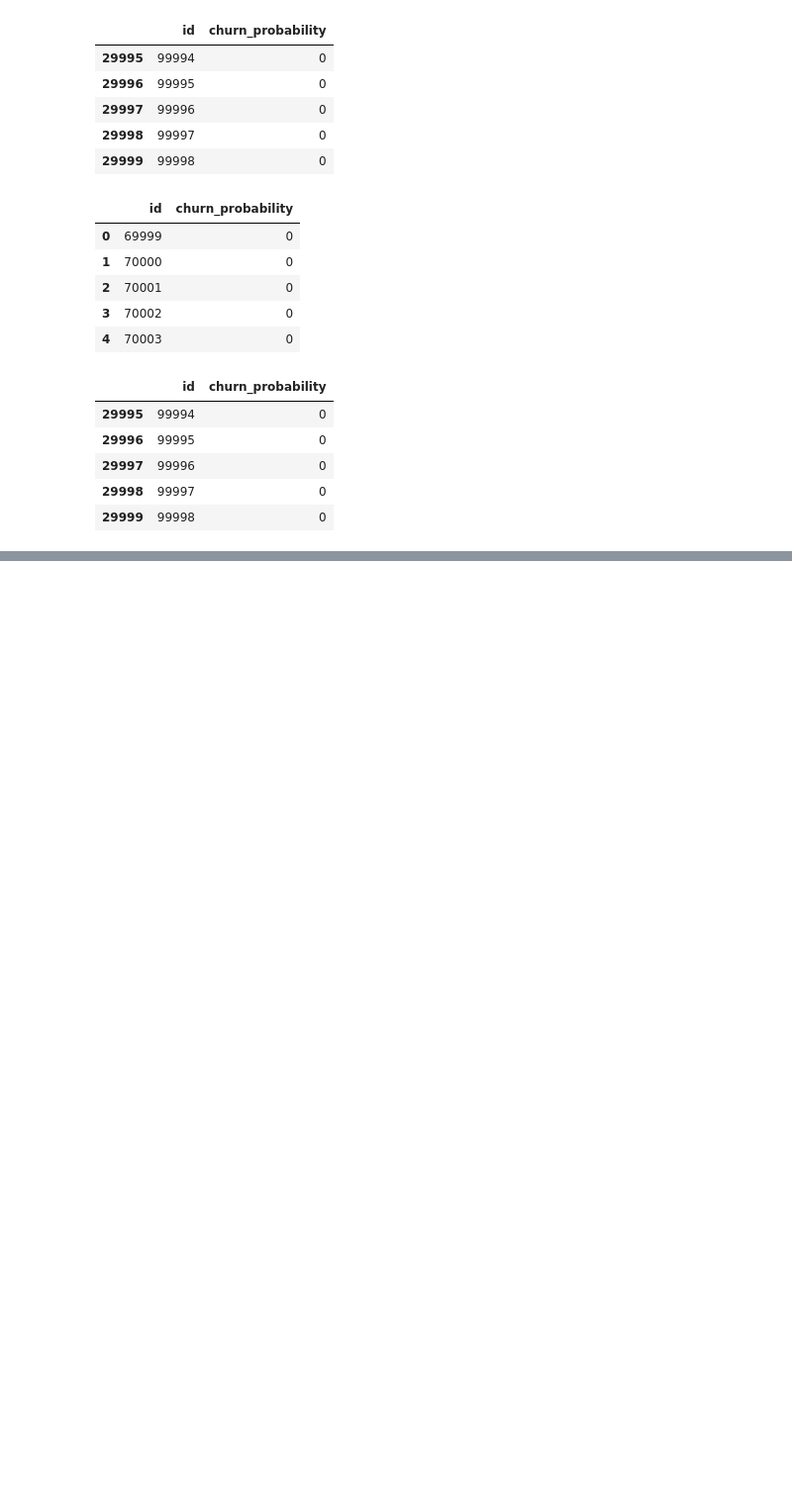
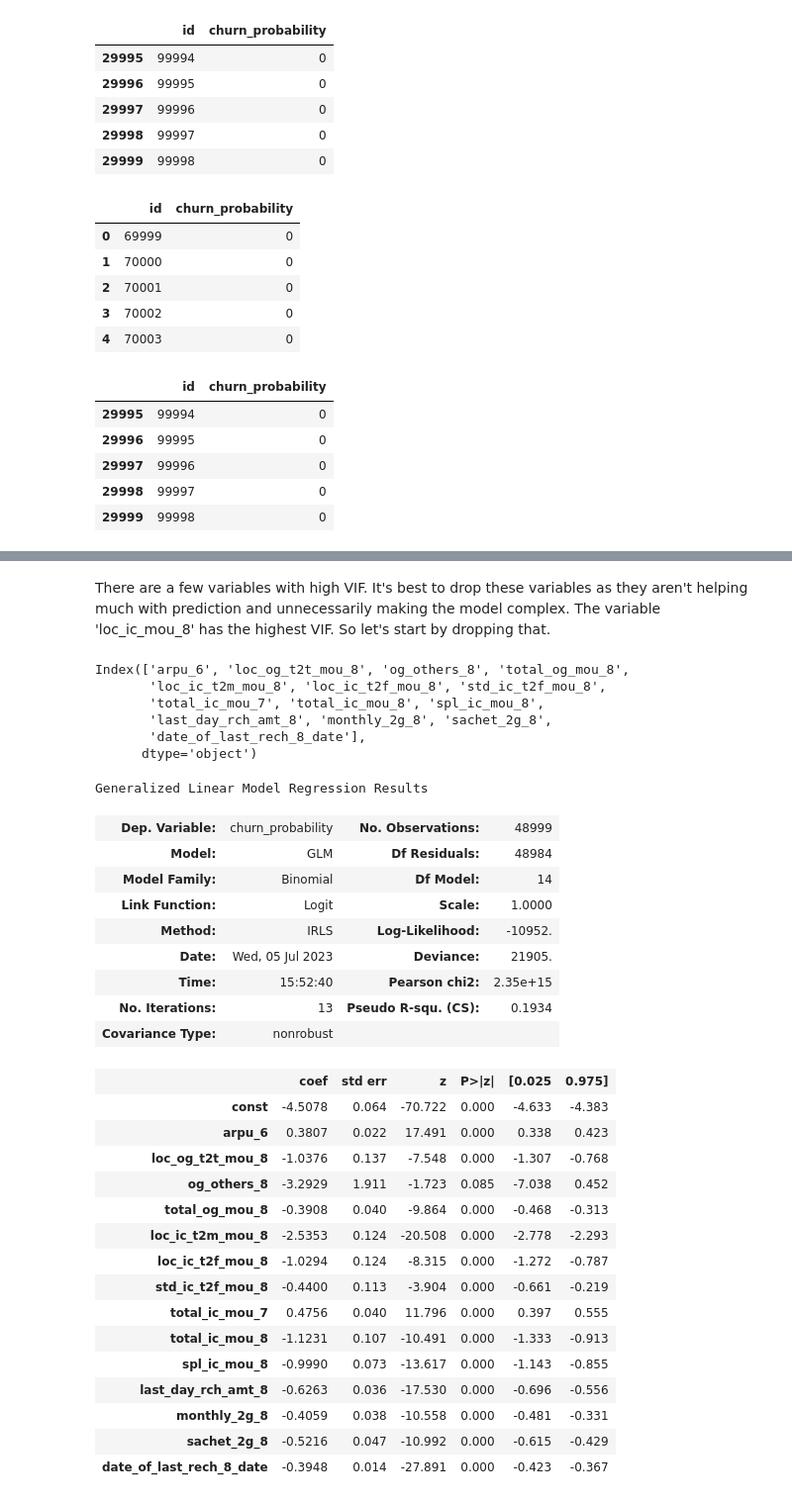
Before and after one commit to shivasaibondugula/Telecom-churn-prediction, a Jupyter notebook: starter-notebook - Labs 1.ipynb, the cells around one changed output, grey strips where cells are left out. Shown at 99% size. Drawn from its saved outputs; the diff is of its cells as text; code cells hidden in the pictures; blank space fills up the shorter version.

```diff
--- a/starter-notebook - Labs 1.ipynb
+++ b/starter-notebook - Labs 1.ipynb
@@ -1291,0 +1413,45 @@ sample_df.to_csv("sample.csv",index=False)
+# %% [markdown]
+There are a few variables with high VIF. It's best to drop these variables as they aren't helping much with prediction and unnecessarily making the model complex. The variable 'loc_ic_mou_8' has the highest VIF. So let's start by dropping that.
+# %%
+col = col.drop('loc_ic_mou_8', 1)
+col
+# %% [output]
+Index(['arpu_6', 'loc_og_t2t_mou_8', 'og_others_8', 'total_og_mou_8',
+       'loc_ic_t2m_mou_8', 'loc_ic_t2f_mou_8', 'std_ic_t2f_mou_8',
+       'total_ic_mou_7', 'total_ic_mou_8', 'spl_ic_mou_8',
+       'last_day_rch_amt_8', 'monthly_2g_8', 'sachet_2g_8',
+       'date_of_last_rech_8_date'],
+      dtype='object')
+# %%
+# Let's re-run the model using the selected variables
+X_train_sm = sm.add_constant(X_train[col])
+logm3 = sm.GLM(y_train,X_train_sm, family = sm.families.Binomial())
+res = logm3.fit()
+res.summary()
+# %% [output]
+Generalized Linear Model Regression Results
+| Dep. Variable: | churn_probability | No. Observations: | 48999 |
+| Model: | GLM | Df Residuals: | 48984 |
+| Model Family: | Binomial | Df Model: | 14 |
+| Link Function: | Logit | Scale: | 1.0000 |
+| Method: | IRLS | Log-Likelihood: | -10952. |
+| Date: | Wed, 05 Jul 2023 | Deviance: | 21905. |
+| Time: | 15:52:40 | Pearson chi2: | 2.35e+15 |
+| No. Iterations: | 13 | Pseudo R-squ. (CS): | 0.1934 |
+| Covariance Type: | nonrobust |  |  |
+|  | coef | std err | z | P>|z| | [0.025 | 0.975] |
+| const | -4.5078 | 0.064 | -70.722 | 0.000 | -4.633 | -4.383 |
+| arpu_6 | 0.3807 | 0.022 | 17.491 | 0.000 | 0.338 | 0.423 |
+| loc_og_t2t_mou_8 | -1.0376 | 0.137 | -7.548 | 0.000 | -1.307 | -0.768 |
+| og_others_8 | -3.2929 | 1.911 | -1.723 | 0.085 | -7.038 | 0.452 |
+| total_og_mou_8 | -0.3908 | 0.040 | -9.864 | 0.000 | -0.468 | -0.313 |
+| loc_ic_t2m_mou_8 | -2.5353 | 0.124 | -20.508 | 0.000 | -2.778 | -2.293 |
+| loc_ic_t2f_mou_8 | -1.0294 | 0.124 | -8.315 | 0.000 | -1.272 | -0.787 |
+| std_ic_t2f_mou_8 | -0.4400 | 0.113 | -3.904 | 0.000 | -0.661 | -0.219 |
+| total_ic_mou_7 | 0.4756 | 0.040 | 11.796 | 0.000 | 0.397 | 0.555 |
+| total_ic_mou_8 | -1.1231 | 0.107 | -10.491 | 0.000 | -1.333 | -0.913 |
+| spl_ic_mou_8 | -0.9990 | 0.073 | -13.617 | 0.000 | -1.143 | -0.855 |
+| last_day_rch_amt_8 | -0.6263 | 0.036 | -17.530 | 0.000 | -0.696 | -0.556 |
+| monthly_2g_8 | -0.4059 | 0.038 | -10.558 | 0.000 | -0.481 | -0.331 |
+| sachet_2g_8 | -0.5216 | 0.047 | -10.992 | 0.000 | -0.615 | -0.429 |
+| date_of_last_rech_8_date | -0.3948 | 0.014 | -27.891 | 0.000 | -0.423 | -0.367 |
```
Also changed, not shown: parts of 32 cells of this notebook, 2 other files.
